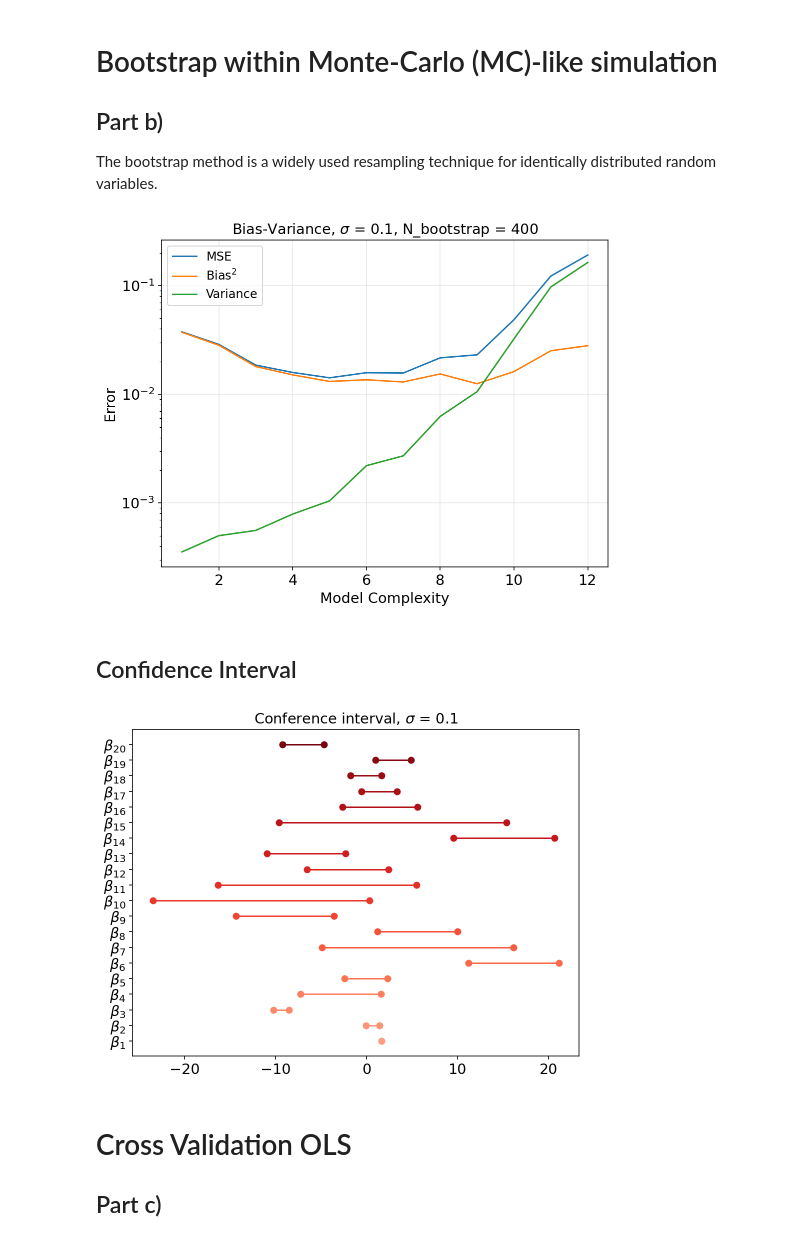
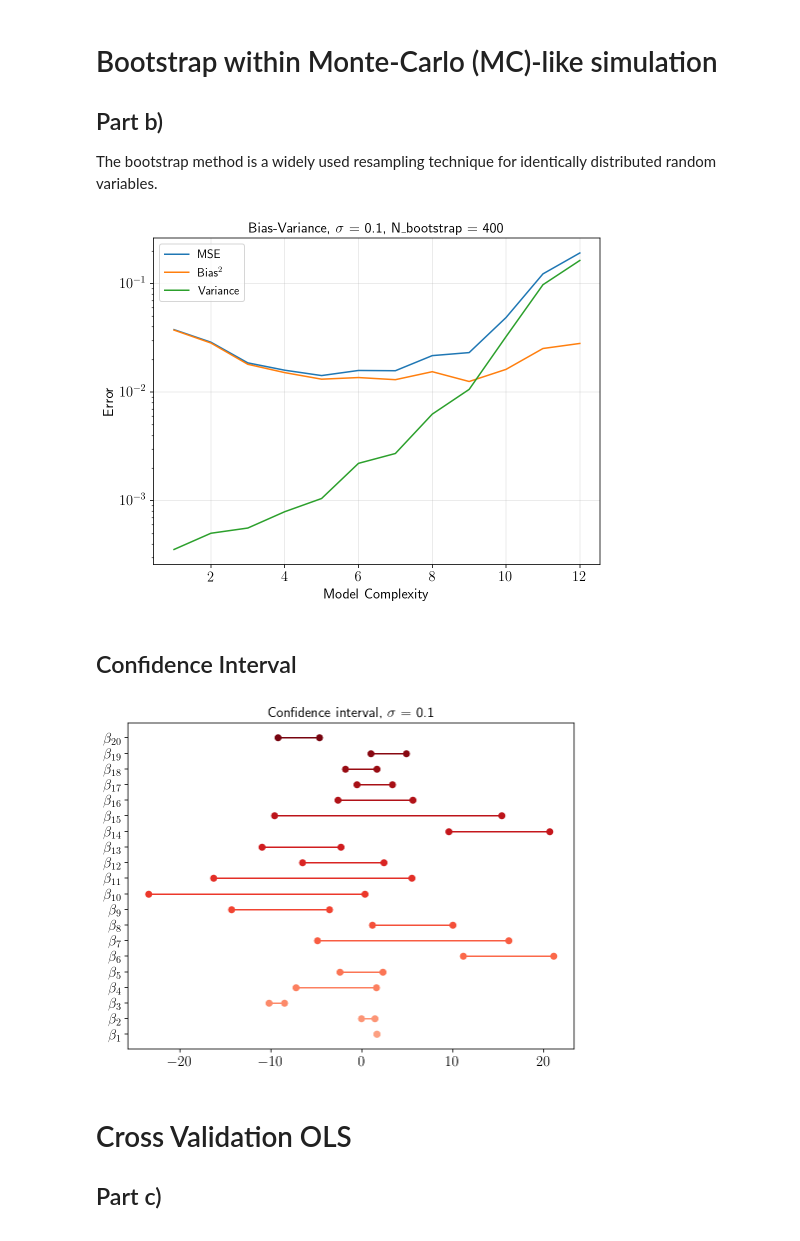
Before and after one commit to erikasan/fys-stk, a Jupyter notebook: project1/fysstk_p1_with_mylearn_oda.ipynb, the cells around one changed output. Cells and saved outputs as stored; diff of their text form; code cells hidden in the pictures.

Commit message:
Fixed figures notebook

```diff
--- a/project1/fysstk_p1_with_mylearn_oda.ipynb
+++ b/project1/fysstk_p1_with_mylearn_oda.ipynb
@@ -44,7 +44,7 @@ params = {'axes.labelsize': 'x-large',
           'legend.fontsize': 'large',
           'legend.handlelength': 2}
 plt.rcParams.update(params)
-plt.rc('text', usetex=False)
+plt.rc('text', usetex=True)
 
 import warnings
 # Comment this to turn on warnings
@@ -75,7 +78,7 @@ sigma2 = 0.001   # irreducible error
 
 x = np.linspace(0, 1, n)
 y = np.linspace(0, 1, n)
-noise = np.random.normal(0, sigma2, int(n*n))
+noise = np.random.normal(0, np.sqrt(sigma2), int(n*n))
 
 # Create mesh and unravel
 x, y = np.meshgrid(x, y)
@@ -257,35 +260,38 @@ for i, deg in enumerate(tqdm(degrees)):
         X_train_scaled, X_test_scaled = normalize_data(X_train, X_test, with_intercept=False)
         z_train_scaled, z_test_scaled = normalize_target(z_train, z_test)
 
         z_pred = np.empty((z_test.shape[0], n_bootstraps))
 
         for trial_idx in range(n_bootstraps):
             X_, z_ = resample(X_train_scaled, z_train_scaled)
             ols_linreg = LinearRegression(fit_intercept=True)
             ols_linreg.fit(X_, z_)
             z_pred[:, trial_idx] = ols_linreg.predict(X_test_scaled)
 
         bias2_boot[j] = np.mean((z_test_scaled - np.mean(z_pred, axis=1))**2) # bias^2
         variance_boot[j] = np.mean(np.var(z_pred, axis=1))
 
     bias2[i] = np.mean(bias2_boot)
     variance[i] = np.mean(variance_boot)
 
 MSE = bias2 + variance
 fig = plt.figure(figsize=(8, 6))
 plt.grid(alpha=0.3)
 plt.plot(degrees, MSE, label='MSE')
 plt.plot(degrees, bias2, label=r'Bias$^2$')
 plt.plot(degrees, variance, label='Variance')
 plt.xlabel("Model Complexity")
 plt.ylabel("Error")
-plt.title(r'Bias-Variance, $\sigma$ = %g, N_bootstrap = %g' % (sigma, n_bootstraps))
+
+#plt.title(r'Bias-Variance, $\sigma$ = 0.1, N-bootstrap = 400')
+
+plt.title(r'Bias-Variance, $\sigma$ = %g, N$\_$bootstrap = %g' % (sigma, n_bootstraps))
 plt.legend()
 plt.yscale('log')
 plt.show()
 fig.savefig(fig_path("bias_variance_ols.png"), dpi=300, transparent=True)
 # %% [output]
-[figure, old version]
+[figure, new version]
 # %% [markdown]
 ## Confidence Interval
 # %%
@@ -331,7 +337,7 @@ Coef_interval = ols_linreg.coef_CI(critical_value=1.96)
 # Plot the CI
 plot_CI(Coef_interval, sigma, save=True)
 # %% [output]
-[figure, old version]
+[figure, new version]
 # %% [markdown]
 # Cross Validation OLS
 
```
Also changed, not shown: parts of 11 cells of this notebook, 7 other files.
